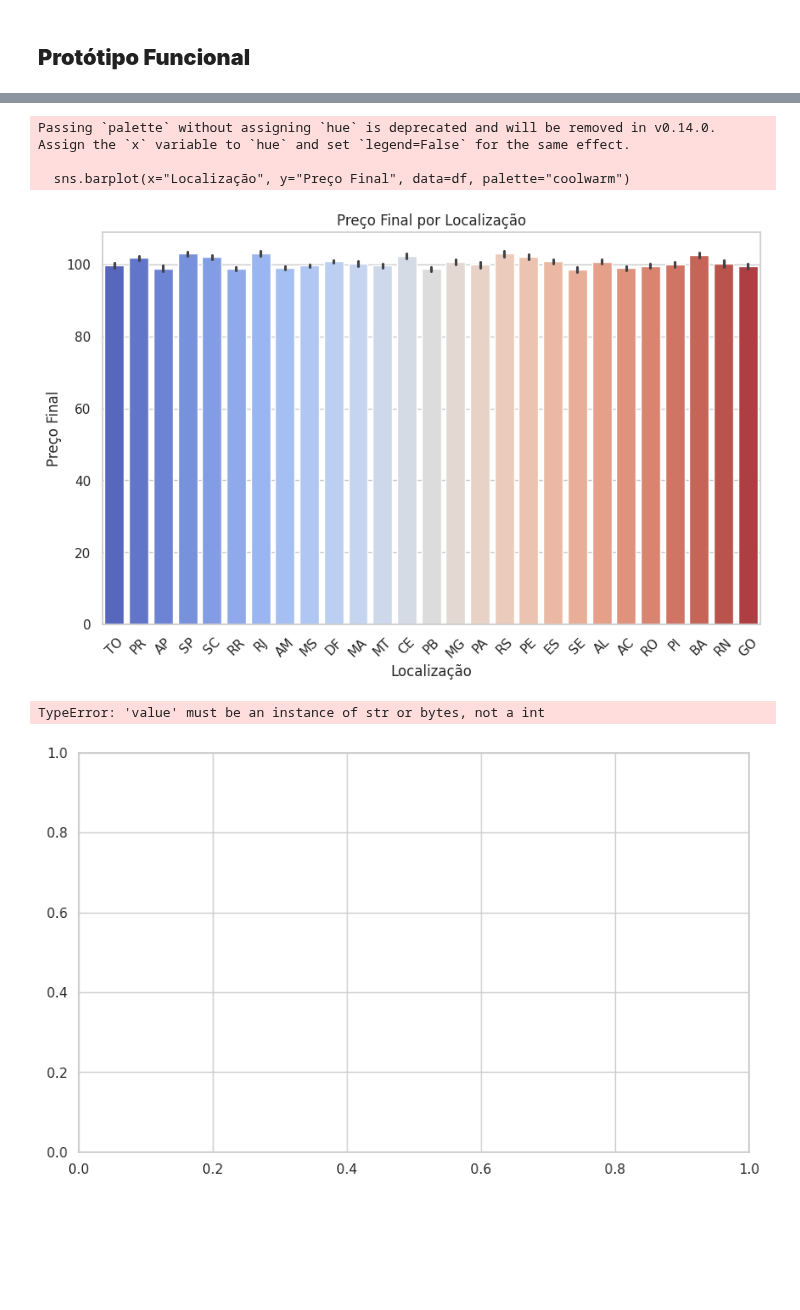
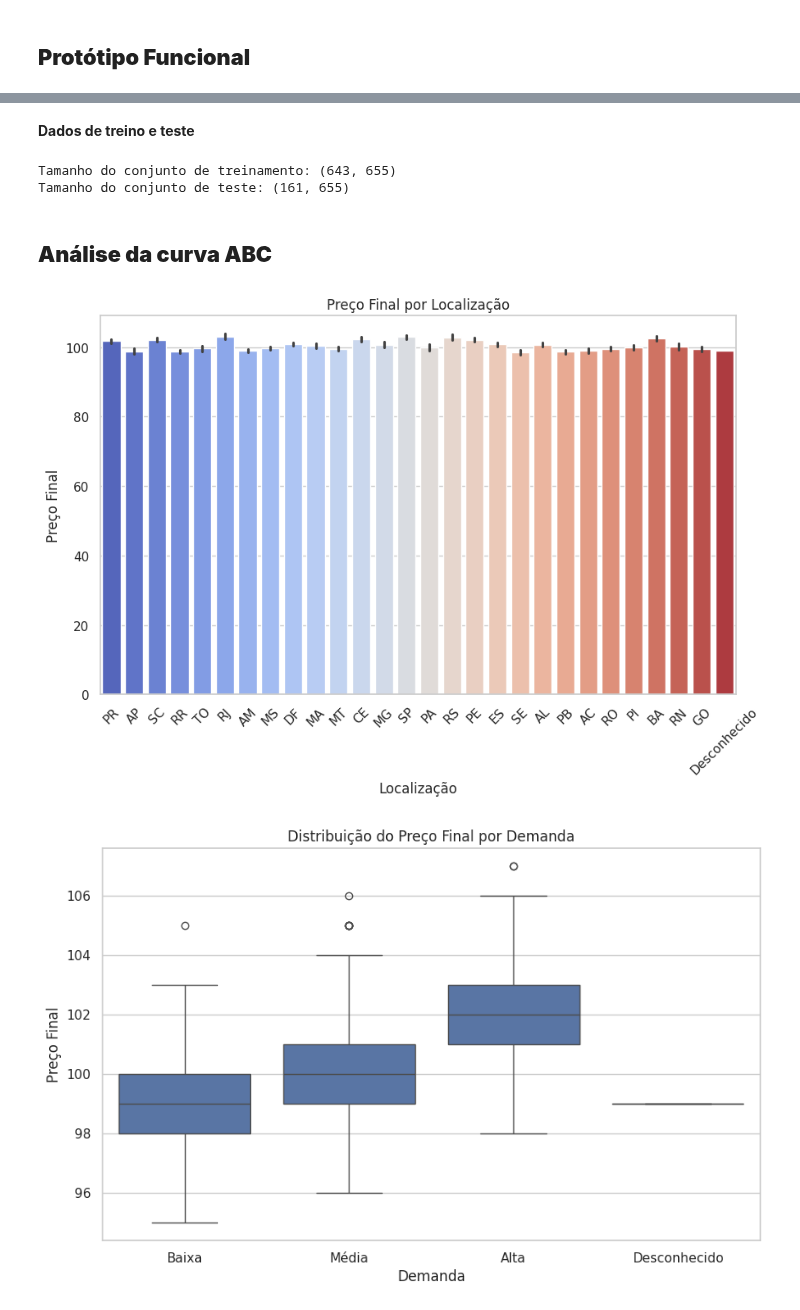
Before and after one commit to rafaellabastos/savvyfix-ia-notebook, a Jupyter notebook: precificacao_dinamica.ipynb, the cells around one changed output, grey strips where cells are left out. Drawn from its saved outputs; the diff is of its cells as text; code cells hidden in the pictures; blank space fills up the shorter version.

Commit message:
Tratamento e visualização do dataset

```diff
--- a/precificacao_dinamica.ipynb
+++ b/precificacao_dinamica.ipynb
@@ -31,0 +41,17 @@
+# %%
+# Carregando o dataset
+df = pd.read_excel('datasetIA.xlsx', sheet_name='Planilha1')
+
+# Corrigindo o nome da coluna com espaço extra
+df.columns = df.columns.str.strip()
+
+# Tratando valores nulos
+df = df.fillna({'Localização': 'Desconhecido', 'Horário': '00:00:00', 'Clima': 0, 'Procura': 0, 'Demanda': 'Desconhecido'})
+
+## Exclusão de temperaturas abaixo de 0º
+df['Clima'] = pd.to_numeric(df['Clima'], errors='coerce')
+df_new = df[(df['Clima'] >= 0) & (df['Clima'].notna())]
+
+
+# Visualização do dataset
+print(df_new.head())
@@ -170,38 +186,42 @@ Horário                  05:50:00
+# %% [markdown]
+<b>Dados de treino e teste</b>
+# %%
+# Separando as variáveis independentes e dependentes
+X = df_new[['Localização', 'Horário', 'Clima', 'Procura', 'Demanda']]
+y = df_new['Preço Final']
+
+# Convertendo variáveis categóricas em variáveis dummy (one-hot encoding)
+X = pd.get_dummies(X, drop_first=True)
+
+# Dividindo o dataset em treino e teste
+X_train, X_test, y_train, y_test = train_test_split(X, y, test_size=0.2, random_state=42)
+
+# Verificando a divisão
+print(f"Tamanho do conjunto de treinamento: {X_train.shape}")
+print(f"Tamanho do conjunto de teste: {X_test.shape}")
+# %% [output]
+Tamanho do conjunto de treinamento: (643, 655)
+Tamanho do conjunto de teste: (161, 655)
+# %% [markdown]
+## **Análise da curva ABC**
 # %%
-# Criação de gráficos para melhor entendimento do protótipo
-import matplotlib.pyplot as plt
-import seaborn as sns
-
 # Configurando para gráficos mais bonitos
 sns.set(style="whitegrid")
 
 # Gráfico de Barras: Preço Final por Localização
 plt.figure(figsize=(10, 6))
-sns.barplot(x="Localização", y="Preço Final", data=df, palette="coolwarm", hue="Localização")
+sns.barplot(x="Localização", y="Preço Final", data=df_new, palette="coolwarm", hue="Localização")
 plt.title("Preço Final por Localização")
 plt.xticks(rotation=45)
 plt.legend([],[], frameon=False)
 plt.show()
 
-# Convertendo 'Clima' para string para evitar erros no scatterplot
-df['Clima_str'] = df['Clima'].astype(str)
-
-# Gráfico de Dispersão: Clima vs Preço Final
-plt.figure(figsize=(10, 6))
-sns.scatterplot(x="Clima_str", y="Preço Final", hue="Demanda", data=df, palette="Set1")
-plt.title("Clima vs Preço Final (com Demanda)")
-plt.xticks(rotation=45)
-plt.show()
 
 # Boxplot: Preço Final por Nível de Demanda
 plt.figure(figsize=(10, 6))
-sns.boxplot(x="Demanda", y="Preço Final", data=df)
+sns.boxplot(x="Demanda", y="Preço Final", data=df_new)
 plt.title("Distribuição do Preço Final por Demanda")
 plt.show()
 # %% [output]
-Passing `palette` without assigning `hue` is deprecated and will be removed in v0.14.0. Assign the `x` variable to `hue` and set `legend=False` for the same effect.
-
-  sns.barplot(x="Localização", y="Preço Final", data=df, palette="coolwarm")
-[figure, old version]
+[figure, new version]
-TypeError: 'value' must be an instance of str or bytes, not a int
-[figure, old version]
+[figure, new version]
```
Also changed, not shown: parts of 7 cells of this notebook.
